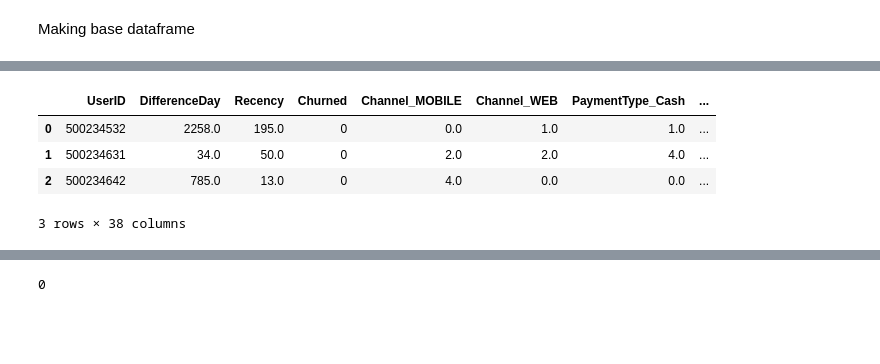
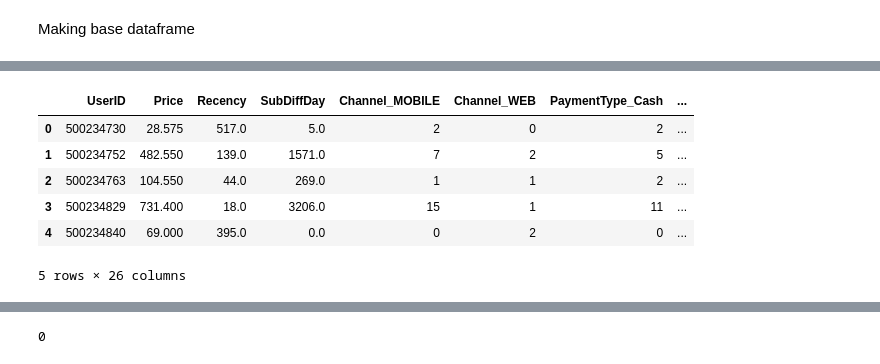
Before and after one commit to AshNumpy/METU-Datathon, a Jupyter notebook: Notebooks/2-preprocessing.ipynb, the cells around one changed output, grey strips where cells are left out. Saved outputs shown, nothing was run; the diff lists cells and outputs as text; code cells hidden in the pictures; blank space fills up the shorter version.

```diff
--- a/Notebooks/2-preprocessing.ipynb
+++ b/Notebooks/2-preprocessing.ipynb
@@ -139,12 +112,44 @@ other.head(3)
-# %%
-dataframe = pd.merge(other,last_transactions[['UserID', 'Churned']], on = 'UserID', how = 'left')
-daraframe = pd.merge(dataframe,price, on = 'UserID', how = 'left')
-dataframe = pd.merge(dataframe,categorical_ohe, on = 'UserID', how = 'left')
-dataframe = pd.merge(dataframe,customer_ohe, on = 'UserID', how = 'left')
-dataframe.head(3)
-# %% [output]
-|  | UserID | DifferenceDay | Recency | Churned | Channel_MOBILE | Channel_WEB | PaymentType_Cash | ... |
-| 0 | 500234532 | 2258.0 | 195.0 | 0 | 0.0 | 1.0 | 1.0 | ... |
-| 1 | 500234631 | 34.0 | 50.0 | 0 | 2.0 | 2.0 | 4.0 | ... |
-| 2 | 500234642 | 785.0 | 13.0 | 0 | 4.0 | 0.0 | 0.0 | ... |
-3 rows × 38 columns
+# %%
+agg_dict = {
+    'Price':'sum',
+    'Recency':'mean',
+    'SubDiffDay':'mean',
+    'Channel_MOBILE':'sum',
+    'Channel_WEB':'sum',
+    'PaymentType_Cash':'sum',
+    'PaymentType_Mobile Payment':'sum',
+    'PaymentType_Online Credit Card':'sum',
+    'Discount_No':'sum',
+    'Discount_Yes':'sum',
+    'Category_Computers & Laptops':'sum',
+    'Category_Electronic Accessories':'sum',
+    'Category_Female Fashion':'sum',
+    'Category_Female Shoes':'sum',
+    'Category_Hobbies':'sum',
+    'Category_Indoor Sports':'sum',
+    'Category_Kitchen Electronics':'sum',
+    'Category_Male Fashion':'sum',
+    'Category_Male Shoes':'sum',
+    'Category_Outdoor Sports':'sum',
+    'Category_Smart Phones':'sum',
+    'Category_Smart Watches':'sum',
+    'Category_Sound Systems':'sum',
+    'Category_Sport Shoes':'sum',
+    'Category_TVs and TV Sets':'sum'
+}
+# %%
+def group_dataframe(df, groupby_columns, agg_dict):
+    grouped = df.groupby(groupby_columns).agg(agg_dict).reset_index()
+    return grouped
+
+grouped_train = group_dataframe(Train, ['UserID'], agg_dict)
+grouped_test = group_dataframe(Test, ['UserID'], agg_dict)
+grouped_train.head()
+# %% [output]
+|  | UserID | Price | Recency | SubDiffDay | Channel_MOBILE | Channel_WEB | PaymentType_Cash | ... |
+| 0 | 500234730 | 28.575 | 517.0 | 5.0 | 2 | 0 | 2 | ... |
+| 1 | 500234752 | 482.550 | 139.0 | 1571.0 | 7 | 2 | 5 | ... |
+| 2 | 500234763 | 104.550 | 44.0 | 269.0 | 1 | 1 | 2 | ... |
+| 3 | 500234829 | 731.400 | 18.0 | 3206.0 | 15 | 1 | 11 | ... |
+| 4 | 500234840 | 69.000 | 395.0 | 0.0 | 0 | 2 | 0 | ... |
+5 rows × 26 columns
```
Also changed, not shown: parts of 27 cells of this notebook, 3 other files.
